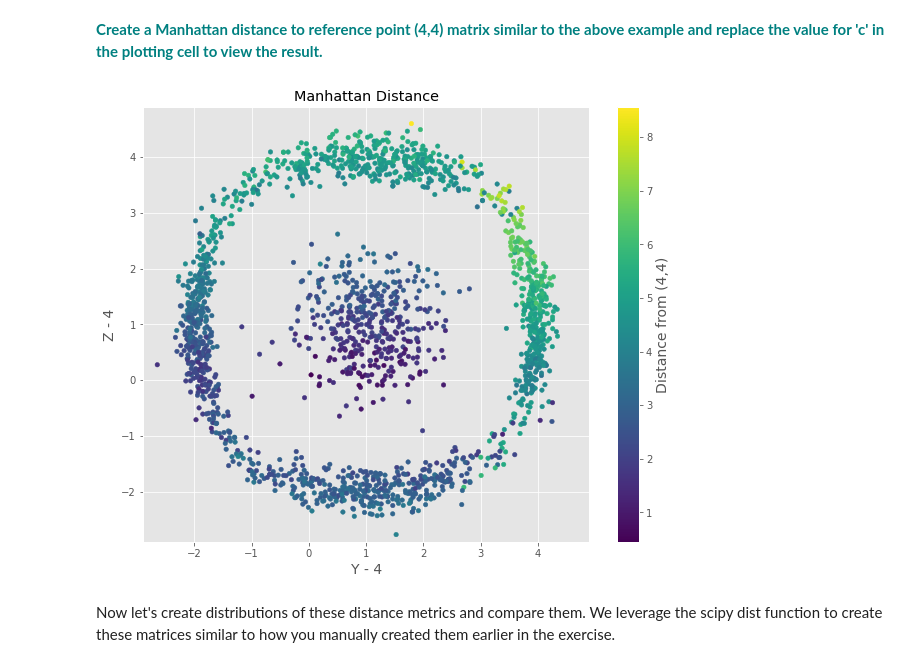
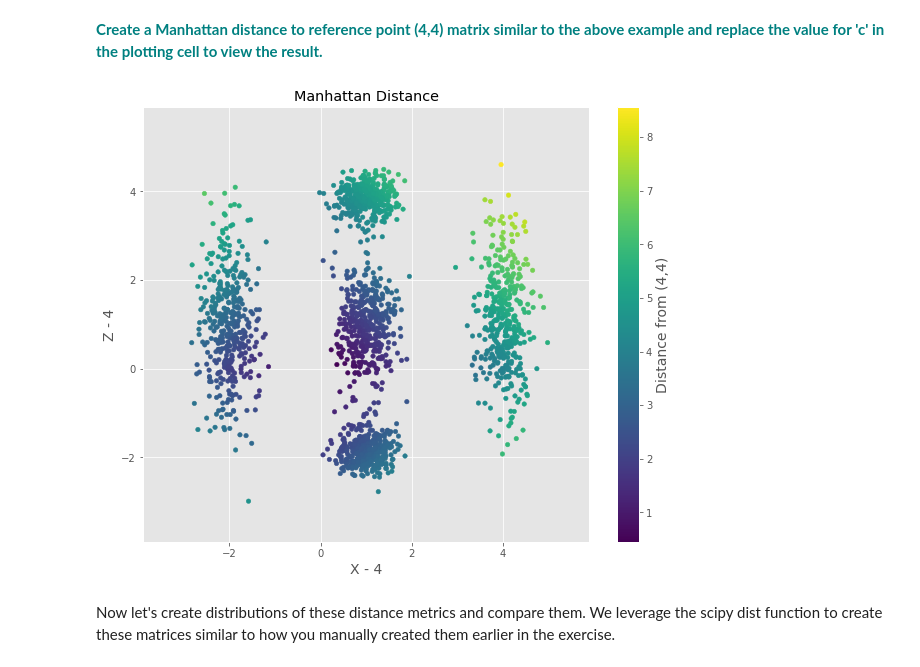
Before and after one commit to dreamonm/Springboard, a Jupyter notebook: Euclidean and Manhattan Distances/Euclidean_and_Manhattan_Distances_Case_Study.ipynb, the cells around one changed output. Saved outputs shown, nothing was run; the diff lists cells and outputs as text; code cells hidden in the pictures.

```diff
--- a/Euclidean and Manhattan Distances/Euclidean_and_Manhattan_Distances_Case_Study.ipynb
+++ b/Euclidean and Manhattan Distances/Euclidean_and_Manhattan_Distances_Case_Study.ipynb
@@ -68,16 +68,16 @@ distManhattan44 = np.abs(df.X - 4) + np.abs(df.Z - 4)
 # %%
 figManhattan = plt.figure(figsize=[10,8])
 
-plt.scatter(df.Y - 4, df.Z-4, c=distManhattan44, s=20)
-plt.ylim([-2.9,4.9])
-plt.xlim([-2.9,4.9])
-plt.xlabel('Y - 4', size=14)
+plt.scatter(df.X - 4, df.Z-4, c=distManhattan44, s=20)
+plt.ylim([-3.9,5.9])
+plt.xlim([-3.9,5.9])
+plt.xlabel('X - 4', size=14)
 plt.ylabel('Z - 4', size=14)
 plt.title('Manhattan Distance')
 cb = plt.colorbar()
 cb.set_label('Distance from (4,4)', size=14)
 # %% [output]
-[figure, old version]
+[figure, new version]
 # %% [markdown]
 Now let's create distributions of these distance metrics and compare them. We leverage the scipy dist function to create these matrices similar to how you manually created them earlier in the exercise.
 # %%
```
Also changed, not shown: parts of 1 cell of this notebook.
